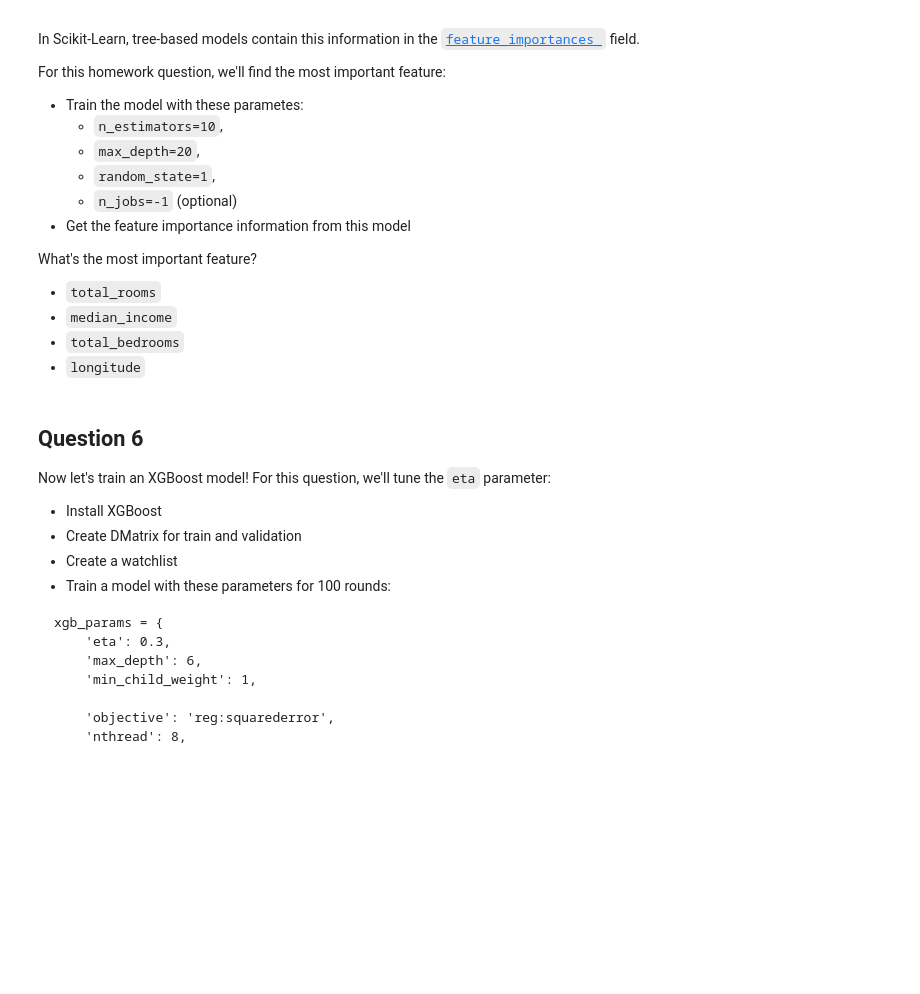
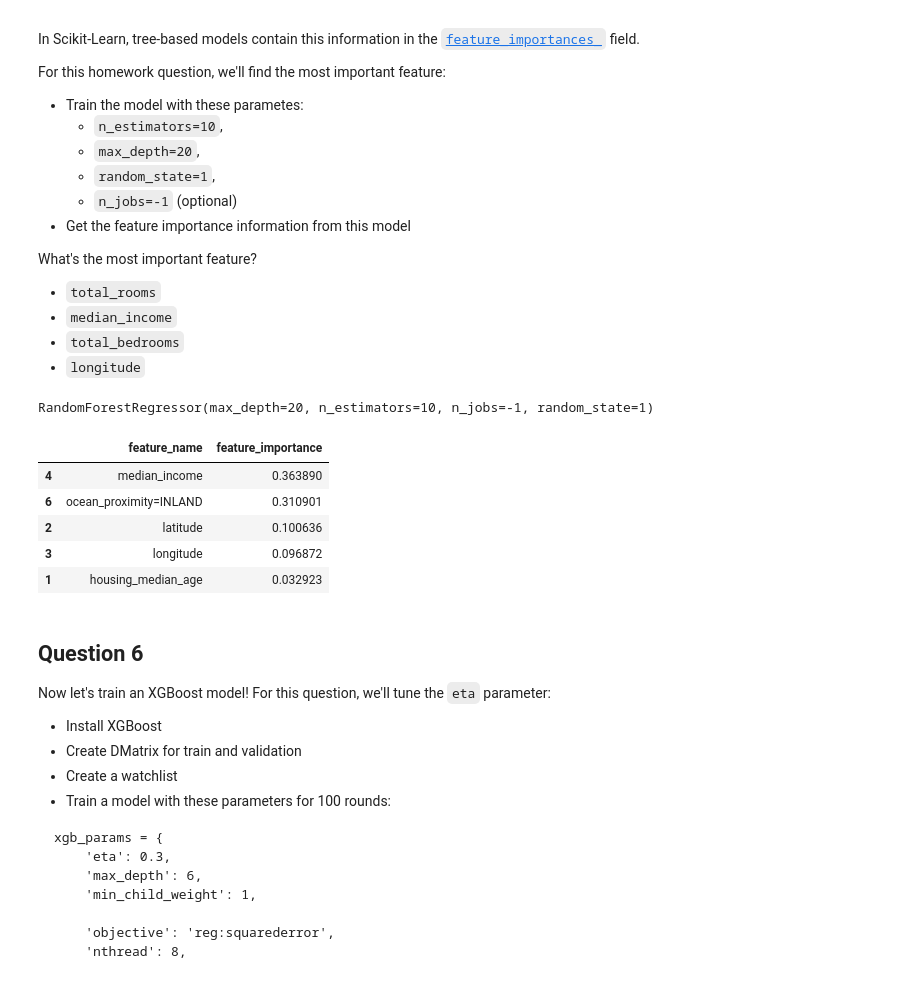
Before and after one commit to zkeller89/ml_zoomcamp_cohort_2022, a Jupyter notebook: week_6/homework/Homework - Week 6.ipynb, the cells around one changed output. Saved outputs shown, nothing was run; the diff lists cells and outputs as text; code cells hidden in the pictures; blank space fills up the shorter version.

```diff
--- a/week_6/homework/Homework - Week 6.ipynb
+++ b/week_6/homework/Homework - Week 6.ipynb
@@ -282,3 +264,27 @@ rm.forest.feature_importances_
+# %%
+MD = 20
+NE = 10
+RS = 1
+NJ = -1
+
+rf = RandomForestRegressor(n_estimators=NE, max_depth=MD, random_state=RS, n_jobs=NJ)
+rf.fit(train_x, train_y)
+# %% [output]
+RandomForestRegressor(max_depth=20, n_estimators=10, n_jobs=-1, random_state=1)
+# %%
+fi_df = pd.DataFrame({
+    'feature_name': DV.get_feature_names_out(),
+    'feature_importance': rf.feature_importances_
+})
+
+fi_df.sort_values('feature_importance', ascending=False).head()
+# %% [output]
+|  | feature_name | feature_importance |
+| 4 | median_income | 0.363890 |
+| 6 | ocean_proximity=INLAND | 0.310901 |
+| 2 | latitude | 0.100636 |
+| 3 | longitude | 0.096872 |
+| 1 | housing_median_age | 0.032923 |
 # %% [markdown]
 ## Question 6
 
```
Also changed, not shown: parts of 9 cells of this notebook.
